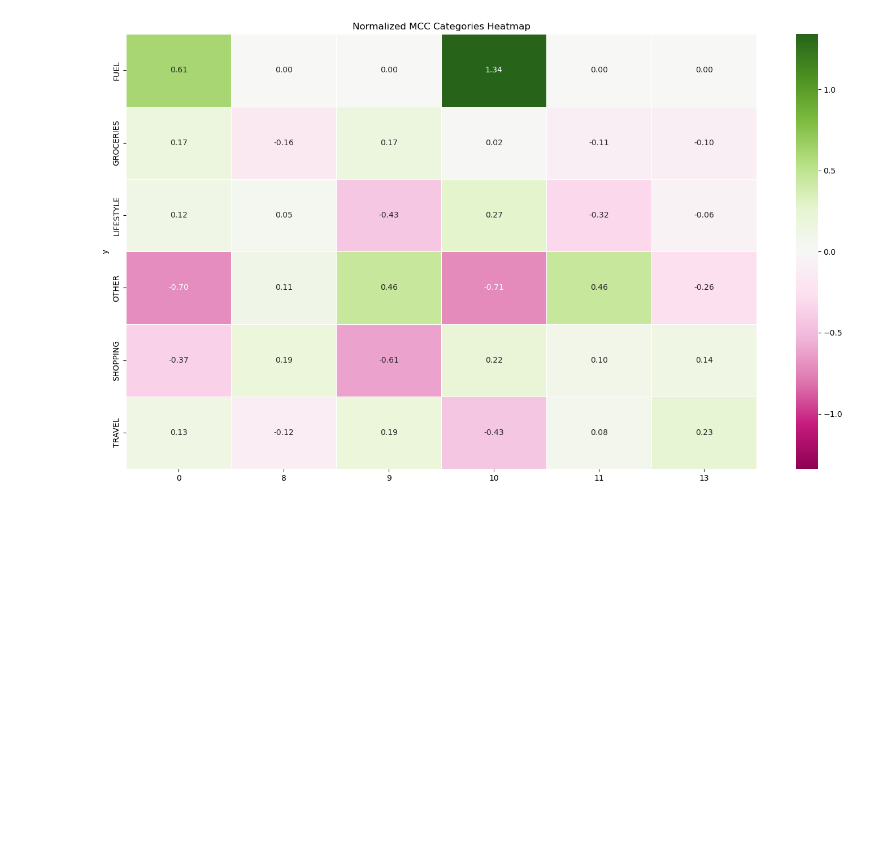
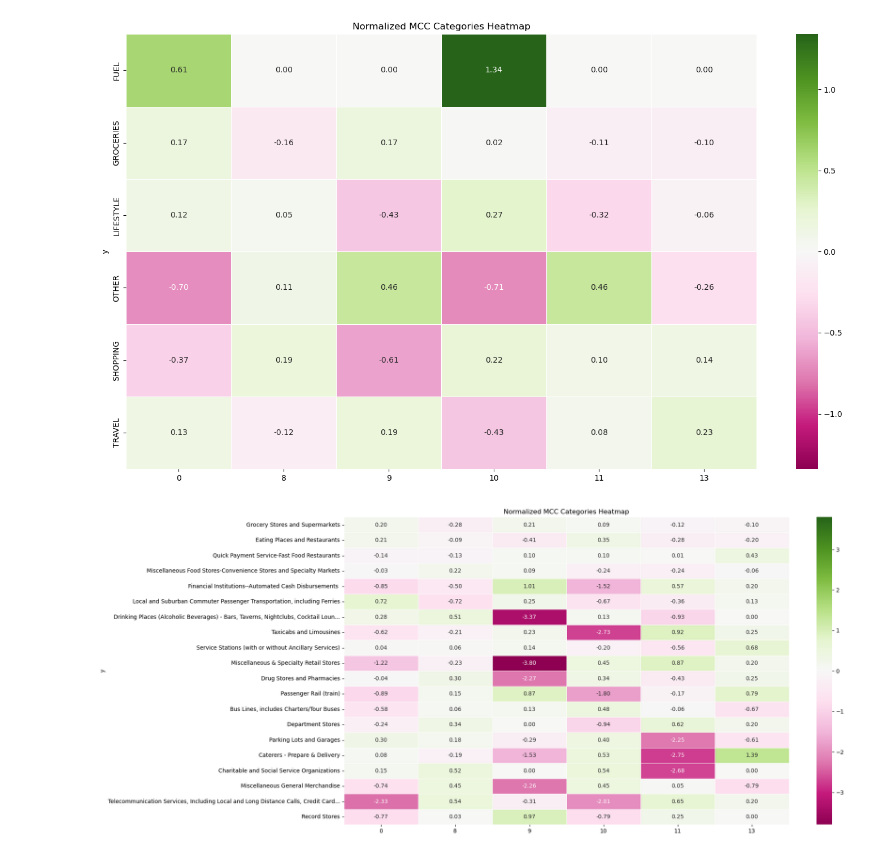
Before and after one commit to WeiZzzzz/card_transaction_network, a Jupyter notebook: weighted_network.ipynb, the cells around one changed output. Cells and saved outputs as stored; diff of their text form; code cells hidden in the pictures; blank space fills up the shorter version.

```diff
--- a/weighted_network.ipynb
+++ b/weighted_network.ipynb
@@ -360,5 +354,5 @@ df['MCC_List'].value_counts(normalize=True).reset_index().set_index('MCC_List')
 # %%
-def heatmaps(df_clusters, df, yvalues=['MCC_List'], xvalues=['levels'], topn=False, relative=False, value='frequency', level_detail=False):
+def heatmaps(df_clusters, df, yvalues=['MCC_List'], xvalues=['levels'], topn=False, relative=False, value='frequency', level_detail=False, max_label_len=False):
     '''
     df_clusters: DataFrame, the DataFrame with the cluster information
     df: DataFrame, the DataFrame with the transactions data
@@ -399,6 +393,10 @@ def heatmaps(df_clusters, df, yvalues=['MCC_List'], xvalues=['levels'], topn=Fal
 
     # Combine the normalized counts into a single DataFrame
     df_data = pd.concat(cluster_counts, axis=1, sort=True).fillna(0)
+    # limit the length of the index
+    if max_label_len:
+        df_data.index = df_data.index.map(lambda x: x[:max_label_len]+'...' if len(x) > max_label_len else x)
+        df_avg.index = df_avg.index.map(lambda x: x[:max_label_len]+'...' if len(x) > max_label_len else x)
     limit = np.max([np.abs(df_data.min().min()), df_data.max().max()])
 
     # shows only the top mcc if topn is given
@@ -438,3 +436,7 @@ heatmaps(df_clusters, filtered_data, relative=True, yvalues=['externalParty.tran
 heatmaps(df_clusters, filtered_data, relative=True, yvalues=['externalParty.transactionCategory'], xvalues=['level_1'], level_detail=True, value='frequency')
 # %% [output]
 [figure]
+# %%
+heatmaps(df_clusters, filtered_data, relative=True, yvalues=['MCC_List'], xvalues=['level_1'], level_detail=True, value='frequency', topn=20, max_label_len=80)
+# %% [output]
+[figure, added]
```
Also changed, not shown: parts of 13 cells of this notebook, 3 other files.
